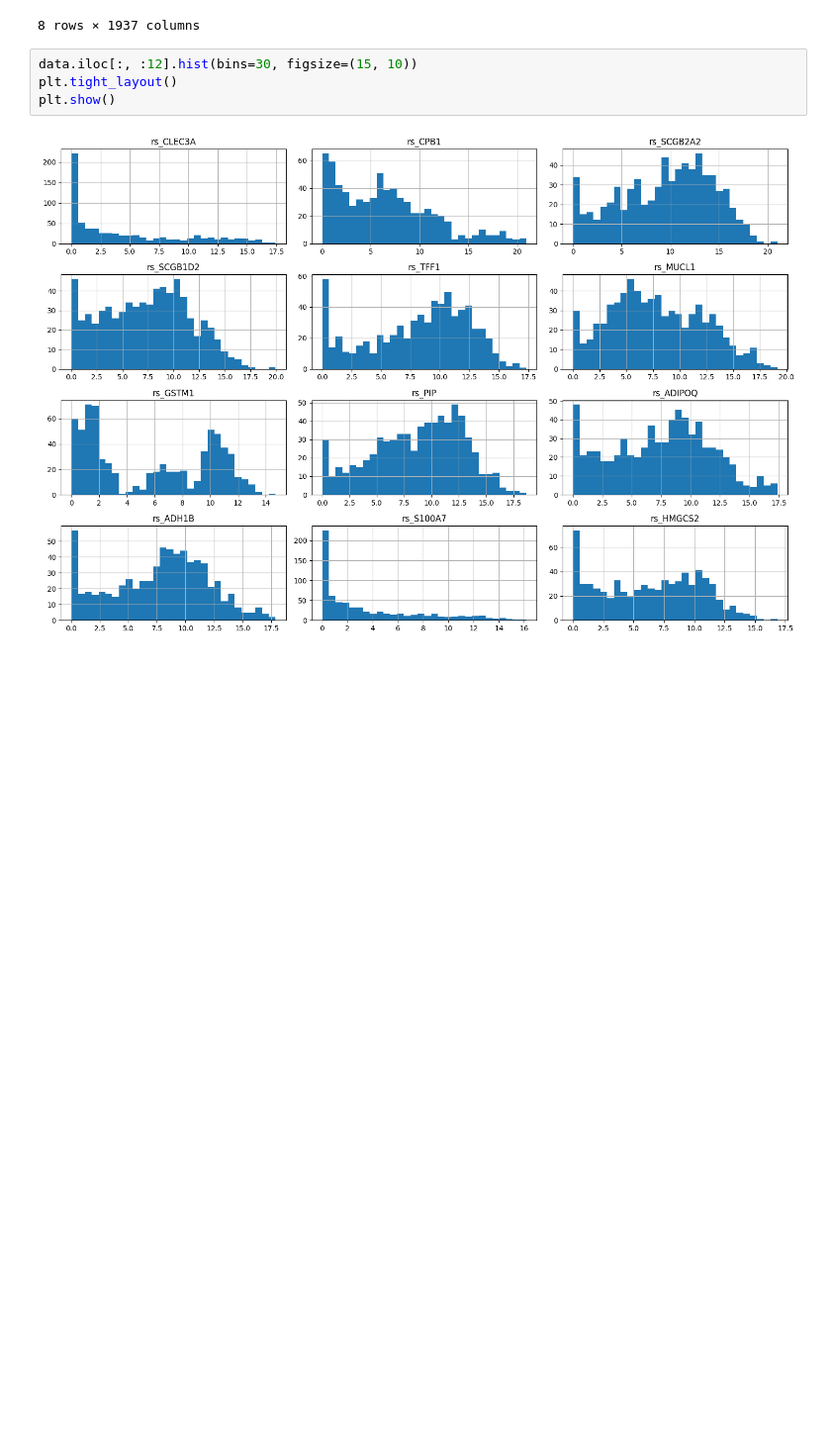
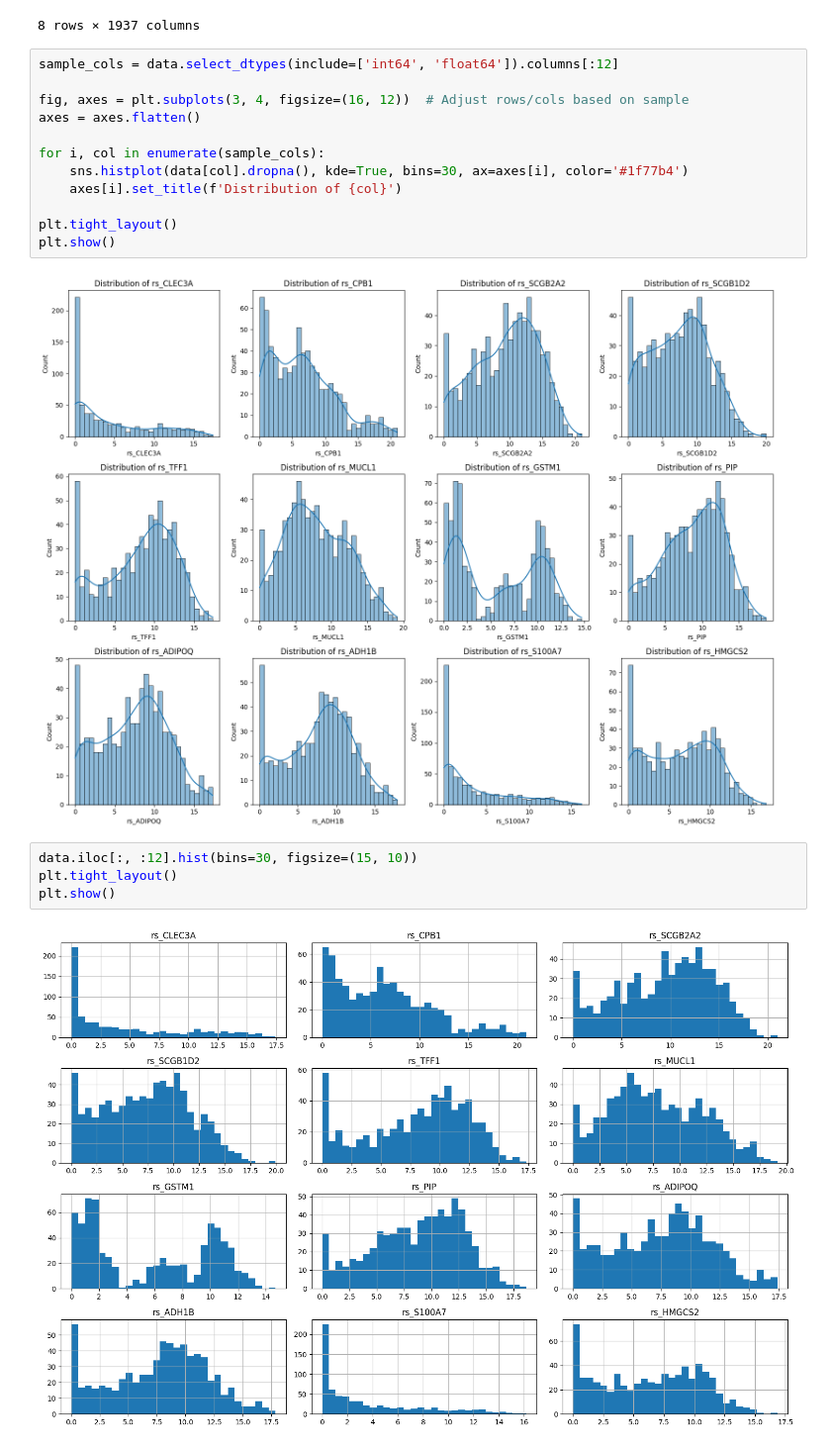
Before and after one commit to Cynthiachelangat/BreastCancer-classification, a Jupyter notebook: classify.ipynb, the cells around one changed output. Shown at 99% size. Saved outputs shown, nothing was run; the diff lists cells and outputs as text; blank space fills up the shorter version.

```diff
--- a/classify.ipynb
+++ b/classify.ipynb
@@ -127,6 +127,20 @@ data.describe()
 | 75% | 8.025802 | 9.503384 | 13.087360 | 10.493654 | 11.536532 | 11.157128 | 10.132437 | 11.948430 | 10.559780 | 10.785635 | ... |
 | max | 17.432087 | 20.960773 | 20.978437 | 19.979807 | 17.338611 | 19.132935 | 14.702210 | 18.662764 | 17.355330 | 17.892925 | ... |
 8 rows × 1937 columns
+# %%
+sample_cols = data.select_dtypes(include=['int64', 'float64']).columns[:12]
+
+fig, axes = plt.subplots(3, 4, figsize=(16, 12))  # Adjust rows/cols based on sample
+axes = axes.flatten()
+
+for i, col in enumerate(sample_cols):
+    sns.histplot(data[col].dropna(), kde=True, bins=30, ax=axes[i], color='#1f77b4')
+    axes[i].set_title(f'Distribution of {col}')
+
+plt.tight_layout()
+plt.show()
+# %% [output]
+[figure, added]
 # %%
 data.iloc[:, :12].hist(bins=30, figsize=(15, 10))
 plt.tight_layout()
```
